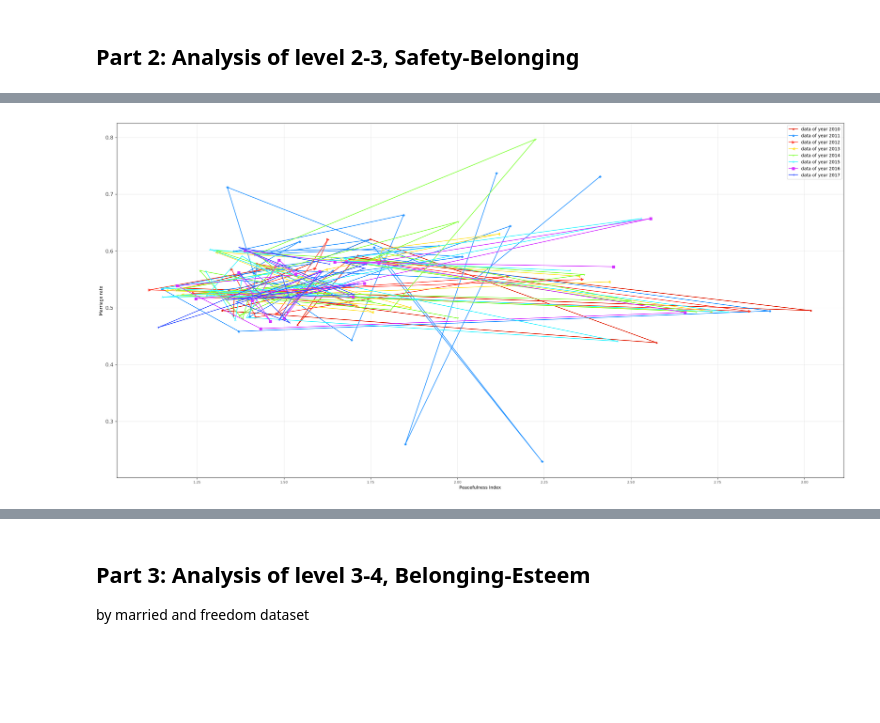
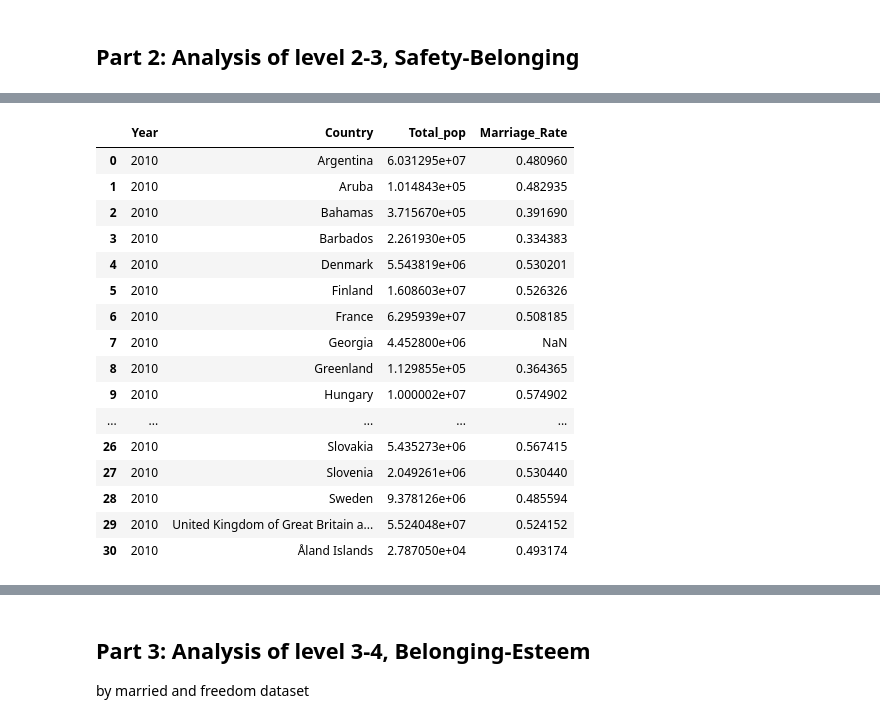
Before and after one commit to winwowin/Final_Project, a Jupyter notebook: 590PR_Final_WinYaoPhil.ipynb, the cells around one changed output, grey strips where cells are left out. Cells and saved outputs as stored; diff of their text form; code cells hidden in the pictures; blank space fills up the shorter version.

```diff
--- a/590PR_Final_WinYaoPhil.ipynb
+++ b/590PR_Final_WinYaoPhil.ipynb
@@ -450,0 +472,20 @@ level2_list = getLevel2(percent_married)
+# %%
+percent_married[0]
+# %% [output]
+|  | Year | Country | Total_pop | Marriage_Rate |
+| 0 | 2010 | Argentina | 6.031295e+07 | 0.480960 |
+| 1 | 2010 | Aruba | 1.014843e+05 | 0.482935 |
+| 2 | 2010 | Bahamas | 3.715670e+05 | 0.391690 |
+| 3 | 2010 | Barbados | 2.261930e+05 | 0.334383 |
+| 4 | 2010 | Denmark | 5.543819e+06 | 0.530201 |
+| 5 | 2010 | Finland | 1.608603e+07 | 0.526326 |
+| 6 | 2010 | France | 6.295939e+07 | 0.508185 |
+| 7 | 2010 | Georgia | 4.452800e+06 | NaN |
+| 8 | 2010 | Greenland | 1.129855e+05 | 0.364365 |
+| 9 | 2010 | Hungary | 1.000002e+07 | 0.574902 |
+| ... | ... | ... | ... | ... |
+| 26 | 2010 | Slovakia | 5.435273e+06 | 0.567415 |
+| 27 | 2010 | Slovenia | 2.049261e+06 | 0.530440 |
+| 28 | 2010 | Sweden | 9.378126e+06 | 0.485594 |
+| 29 | 2010 | United Kingdom of Great Britain a... | 5.524048e+07 | 0.524152 |
+| 30 | 2010 | Åland Islands | 2.787050e+04 | 0.493174 |
@@ -466,7 +539,3 @@ def plot_level_2(level2_list):
     plt.grid(axis='both',alpha = .3)
     plt.legend()
     plt.show()
-# %%
-plot_level_2(level2_list)
-# %% [output]
-[figure, removed]
```
Also changed, not shown: parts of 12 cells of this notebook, 1 other file.
